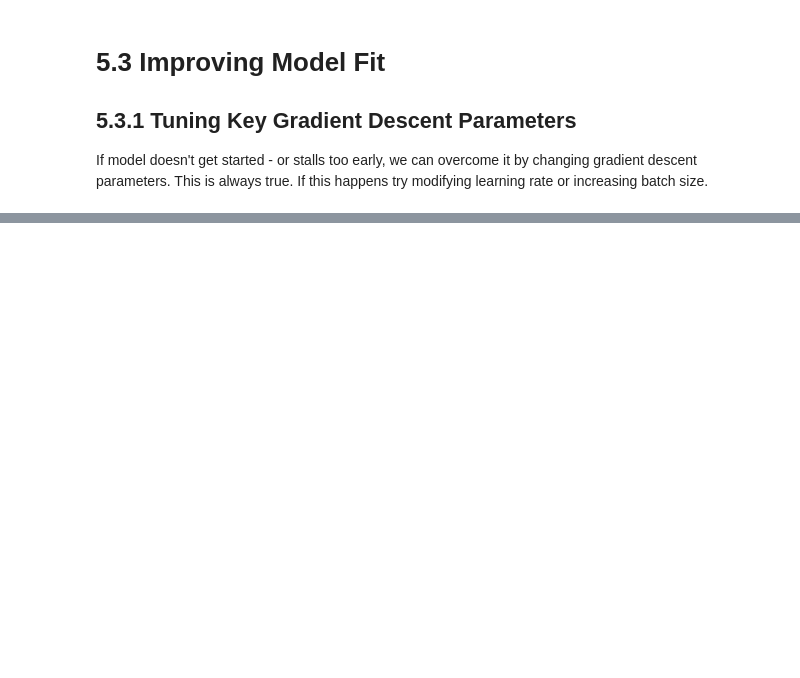
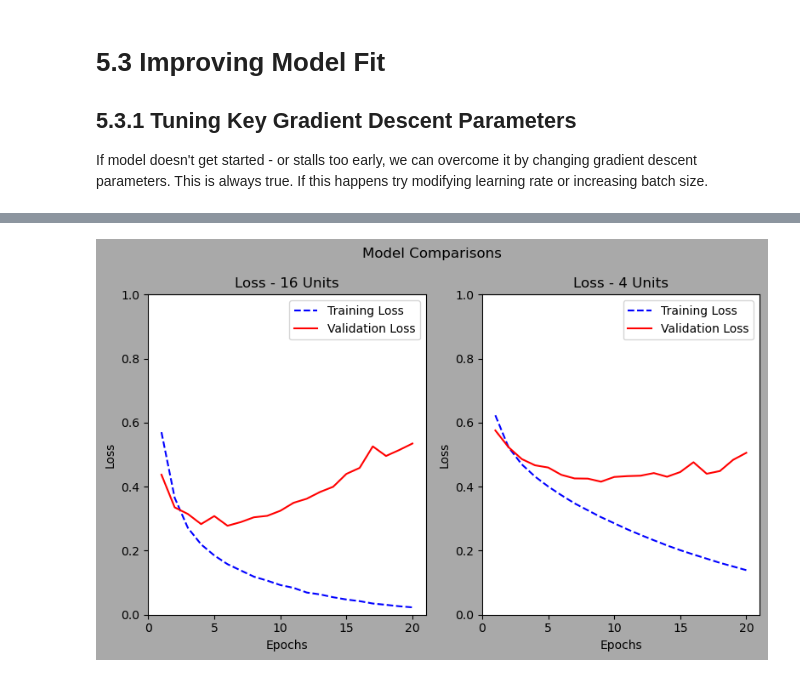
Before and after one commit to gari715135/deep-learning-intro-course, a Jupyter notebook: 5 Fundamentals of machine learning/ch5_notes.ipynb, the cells around one changed output, grey strips where cells are left out. Cells and saved outputs as stored; diff of their text form; code cells hidden in the pictures; blank space fills up the shorter version.

```diff
--- a/5 Fundamentals of machine learning/ch5_notes.ipynb
+++ b/5 Fundamentals of machine learning/ch5_notes.ipynb
@@ -267,0 +309,75 @@ from keras import datasets as kds
+# %%
+def make_standard_model():
+    model = keras.Sequential(
+        [
+            layers.Dense(16, activation="relu"),
+            layers.Dense(16, activation="relu"),
+            layers.Dense(1, activation="sigmoid"),
+        ]
+    )
+
+    model.compile(optimizer="rmsprop", loss="binary_crossentropy", metrics=["accuracy"])
+    return model
+
+
+model4 = keras.Sequential(
+    [
+        layers.Dense(4, activation="relu"),
+        layers.Dense(4, activation="relu"),
+        layers.Dense(1, activation="sigmoid"),
+    ]
+)
+model4.compile(optimizer="rmsprop", loss="binary_crossentropy", metrics=["accuracy"])
+
+fig, axs = plt.subplots(1, 2, figsize=(8, 5))
+fig.suptitle("Model Comparisons")
+
+# 16 Units
+fit_and_plot_results(
+    model=make_standard_model(),
+    x_train=x_train,
+    y_train=y_train,
+    n_epochs=20,
+    batch_size=512,
+    val_ratio=0.4,
+    verbose=0,
+    title="16 Units",
+    loss_only=True,
+    axes=[axs[0]],
+    start_at_idx=0,
+)
+
+# 4 Units
+fit_and_plot_results(
+    model=model4,
+    x_train=x_train,
+    y_train=y_train,
+    n_epochs=20,
+    batch_size=512,
+    val_ratio=0.4,
+    verbose=0,
+    title="4 Units",
+    loss_only=True,
+    axes=[axs[1]],
+    start_at_idx=0,
+)
+
+# Get the x and y limits for all axes
+xlims = [ax.get_xlim() for ax in fig.axes]
+ylims = [ax.get_ylim() for ax in fig.axes]
+
+# Calculate the minimum and maximum limits across all axes
+xmin, xmax = round(min(x[0] for x in xlims)), round(max(x[1] for x in xlims))
+ymin, ymax = round(min(y[0] for y in ylims)), round(max(y[1] for y in ylims))
+
+# Set the limits for each axis
+for ax in fig.axes:
+    ax.set_xlim(xmin, xmax)
+    ax.set_ylim(ymin, ymax)
+
+fig.tight_layout()
+plt.show()
+
+del model4
+# %% [output]
+[figure, added]
```
Also changed, not shown: parts of 12 cells of this notebook.
